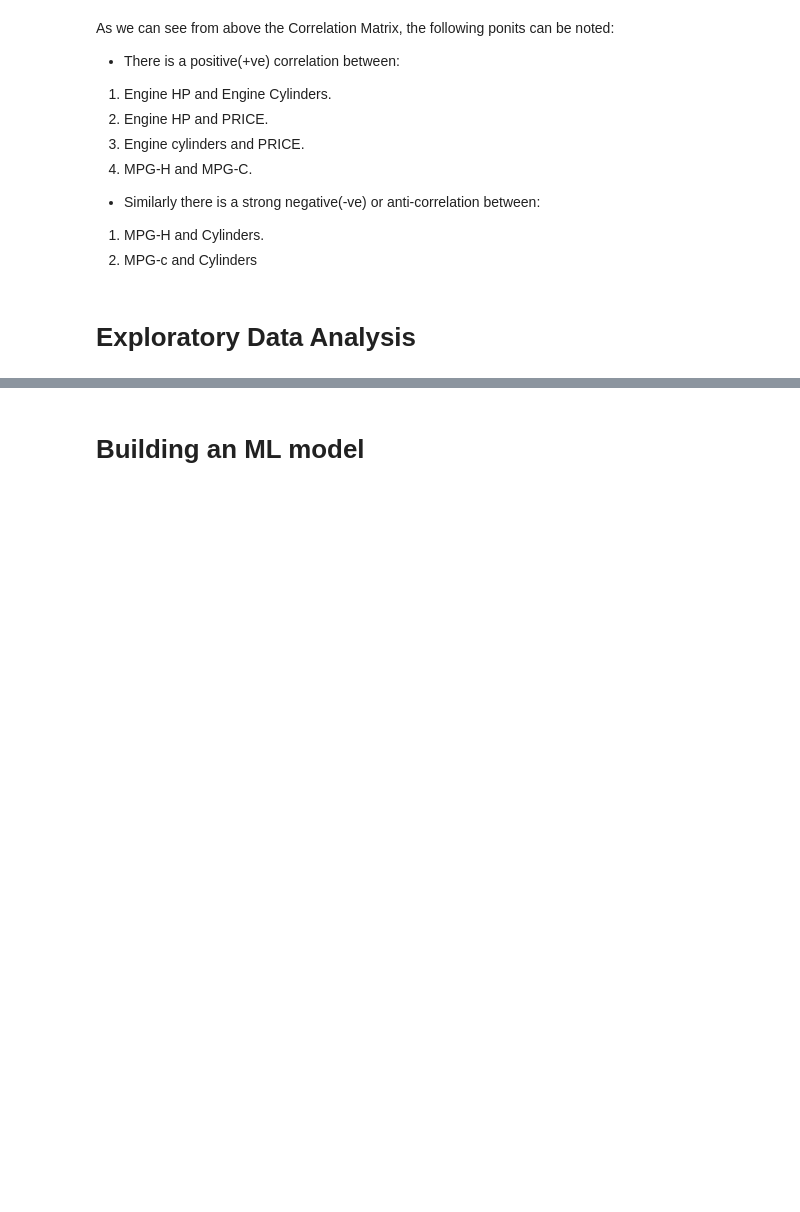
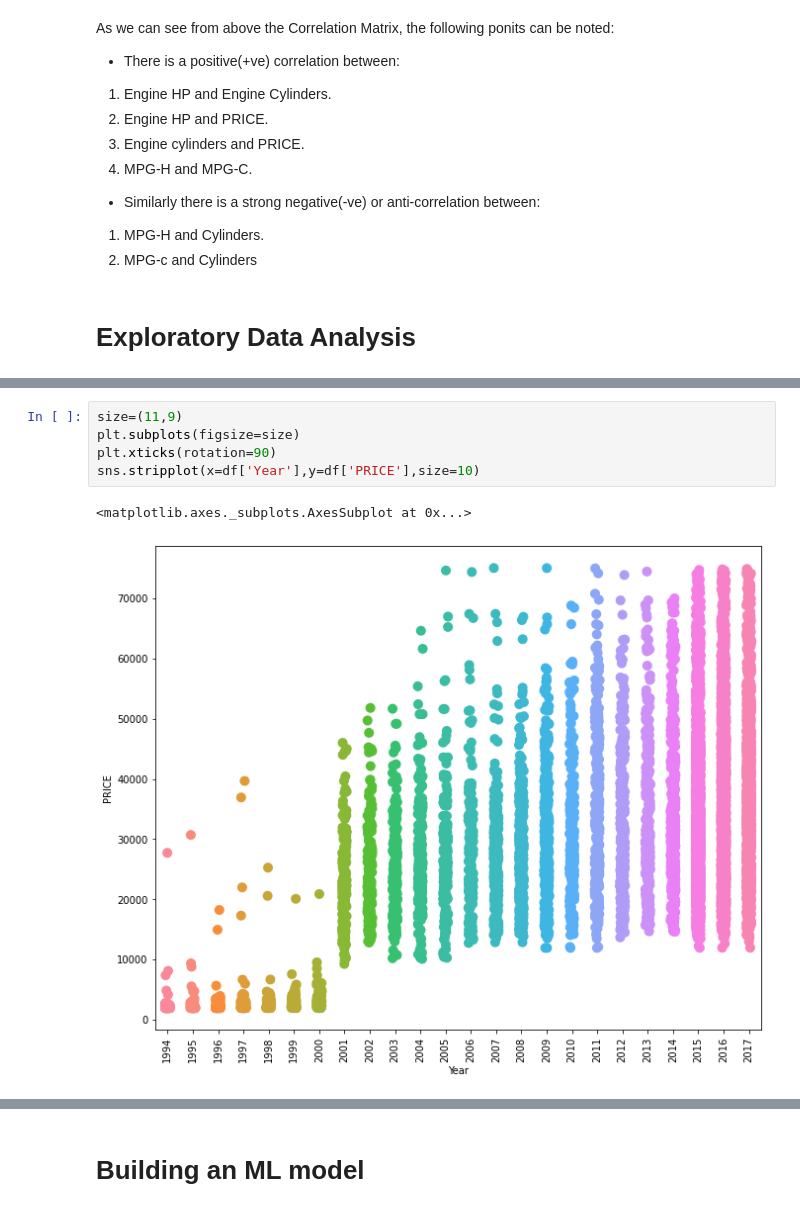
Before and after one commit to Sahiti99/EDA-on-cardata, a Jupyter notebook: Untitled1.ipynb, the cells around one changed output, grey strips where cells are left out. Saved outputs shown, nothing was run; the diff lists cells and outputs as text; blank space fills up the shorter version.

```diff
--- a/Untitled1.ipynb
+++ b/Untitled1.ipynb
@@ -419,0 +422,8 @@ sns.stripplot(x='Market Category',y='MSRP',data=df,size=15,hue='Year')
+# %%
+size=(11,9)
+plt.subplots(figsize=size)
+plt.xticks(rotation=90)
+sns.stripplot(x=df['Year'],y=df['PRICE'],size=10)
+# %% [output]
+<matplotlib.axes._subplots.AxesSubplot at 0x...>
+[figure, added]
```
Also changed, not shown: parts of 23 cells of this notebook.
